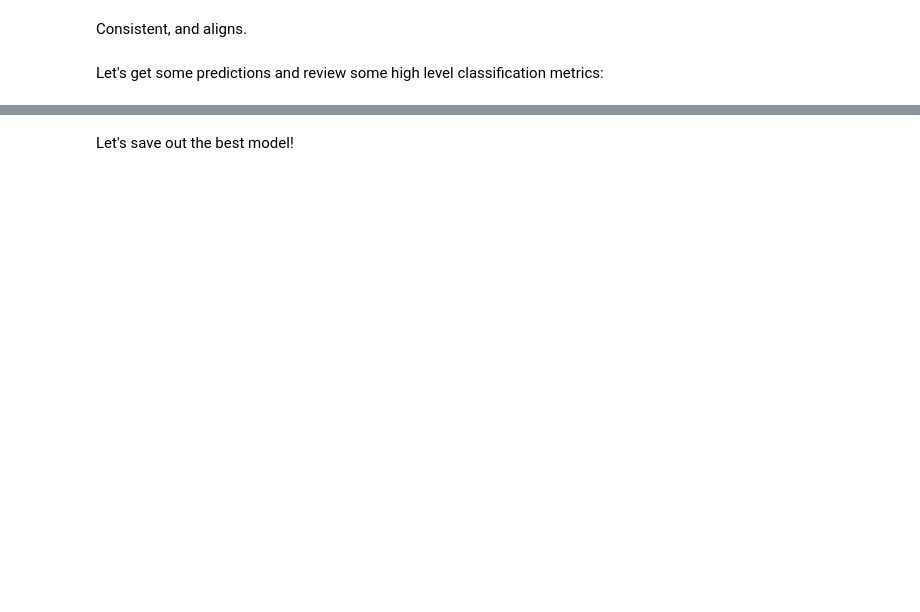
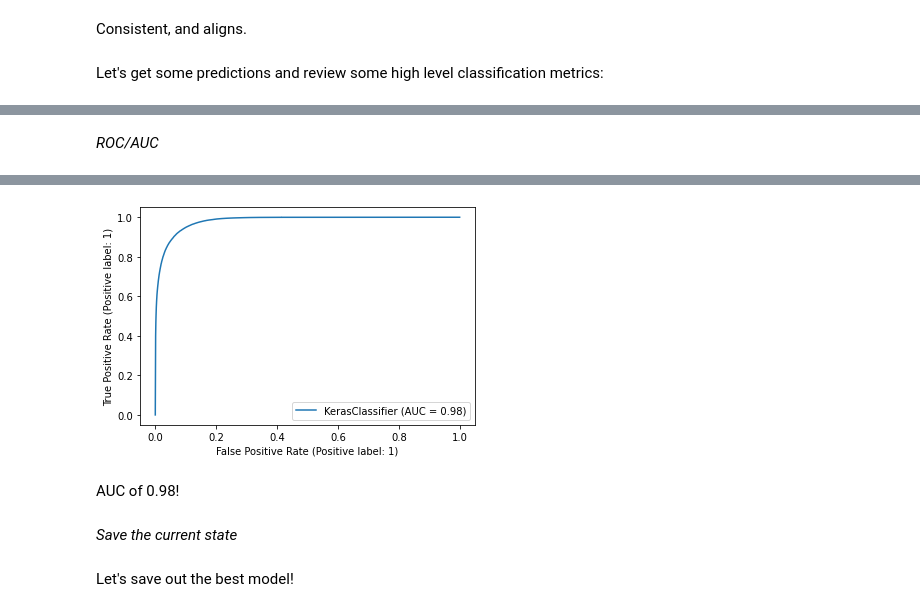
Before and after one commit to werlindo/called-third-strike, a Jupyter notebook: notebooks/03_first_crude_neural_network.ipynb, the cells around one changed output, grey strips where cells are left out. Cells and saved outputs as stored; diff of their text form; code cells hidden in the pictures; blank space fills up the shorter version.

```diff
--- a/notebooks/03_first_crude_neural_network.ipynb
+++ b/notebooks/03_first_crude_neural_network.ipynb
@@ -509,0 +531,6 @@ display(f"True Positive Rate: {round(recall, 3)}")
+# %% [markdown]
+*ROC/AUC*
+# %%
+plot_roc_curve(rs_best, X_train, y_train)
+plt.show()
+# %% [output]
@@ -510,3 +538,8 @@ display(f"True Positive Rate: {round(recall, 3)}")
+[figure, added]
+# %% [markdown]
+AUC of 0.98!
+# %% [markdown]
+*Save the current state*
 # %% [markdown]
 Let's save out the best model!
 # %%
```
Also changed, not shown: parts of 35 cells of this notebook, 3 other files.
